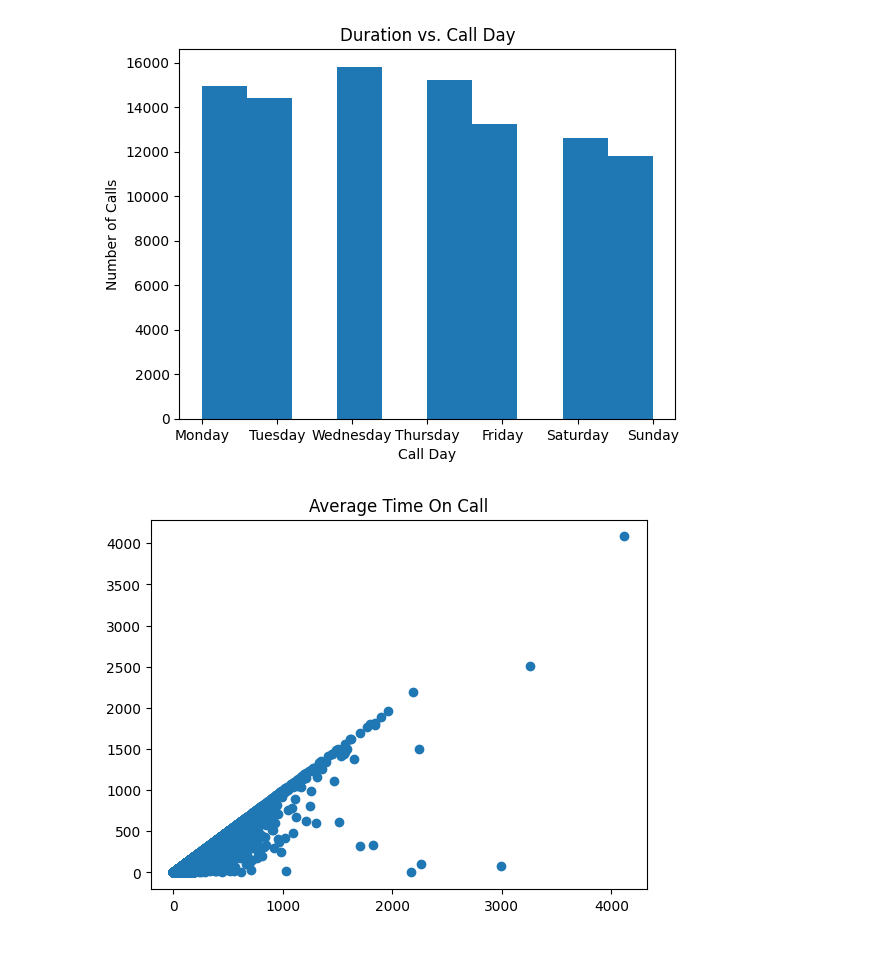
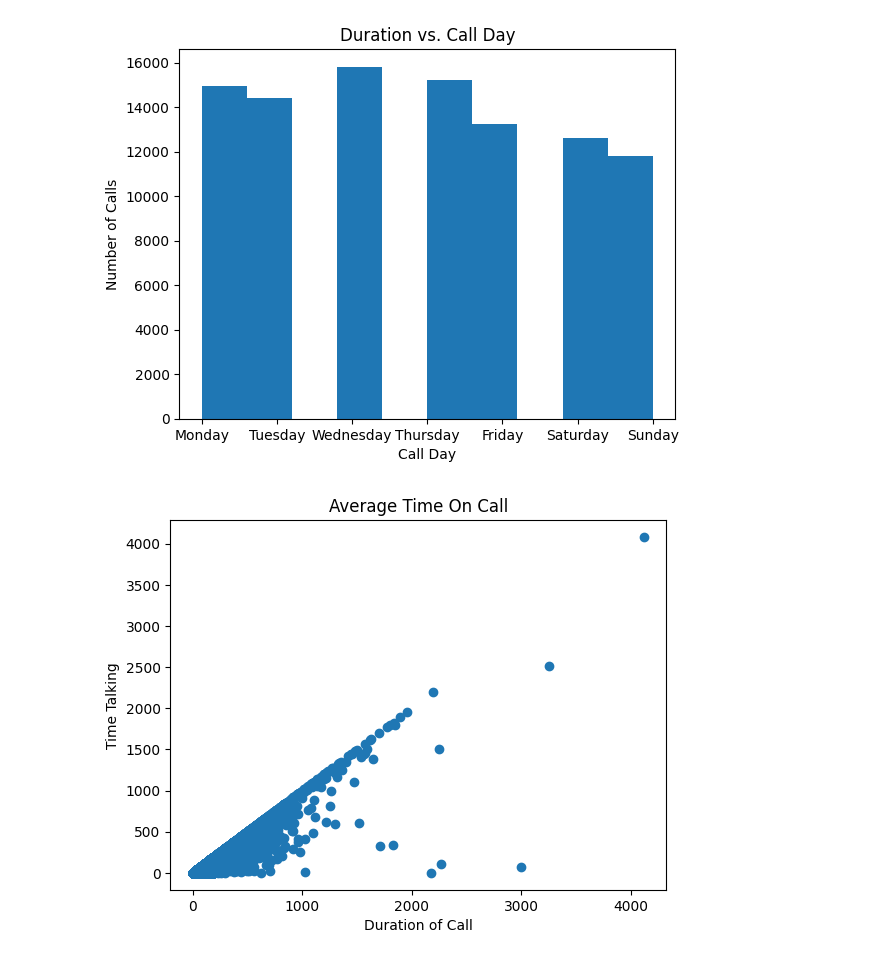
Before and after one commit to seayrj/Projects, a Jupyter notebook: Hackathon.ipynb, the cells around one changed output. Saved outputs shown, nothing was run; the diff lists cells and outputs as text; code cells hidden in the pictures.

```diff
--- a/Hackathon.ipynb
+++ b/Hackathon.ipynb
@@ -123,10 +123,11 @@ plt.show()
 # %%
 plt.scatter(df['d'],df['t'])
 plt.title('Average Time On Call')
-plt.ylabel('')
+plt.ylabel('Time Talking')
+plt.xlabel('Duration of Call')
 plt.show()
 # %% [output]
-[figure, old version]
+[figure, new version]
 # %%
 plt.scatter(df['h'],df['t'])
 plt.xlabel("Number of Calls")
```
Also changed, not shown: parts of 1 cell of this notebook.
